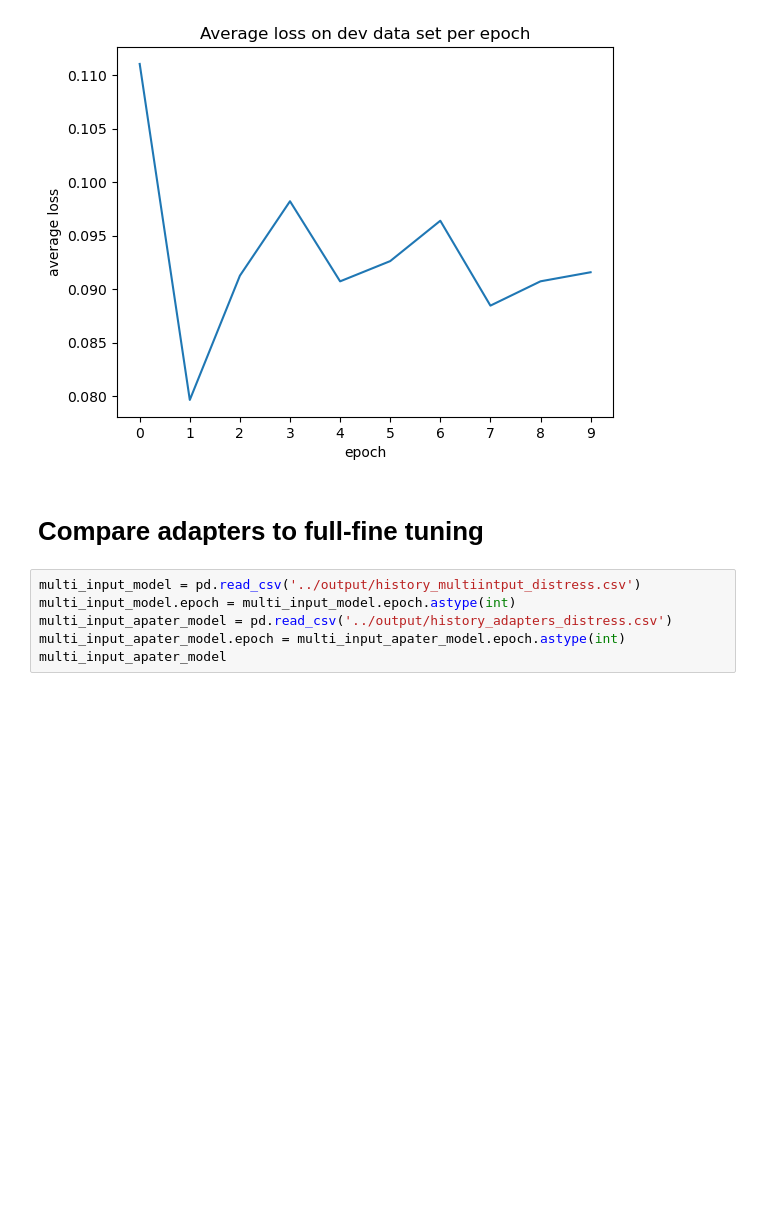
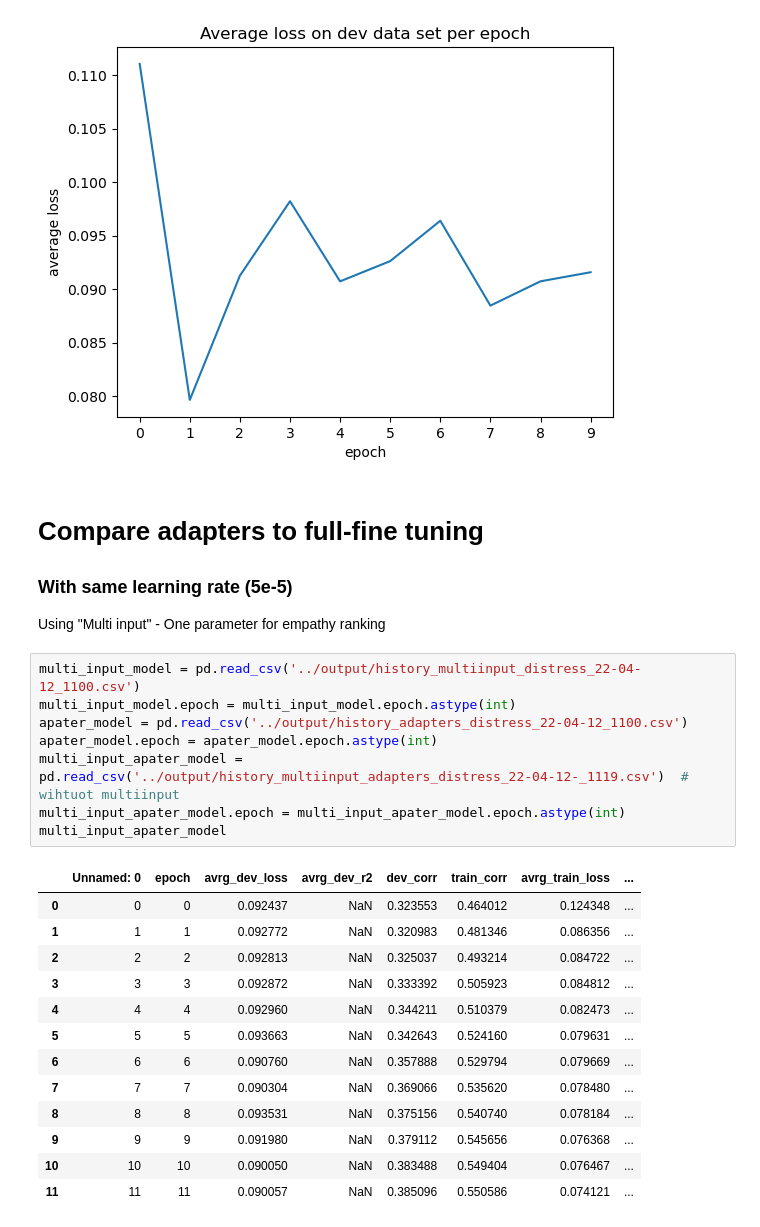
Before and after one commit to myrazma/2022_Masterthesis_Code, a Jupyter notebook: analysis/model_analysis.ipynb, the cells around one changed output. Cells and saved outputs as stored; diff of their text form; blank space fills up the shorter version.

```diff
--- a/analysis/model_analysis.ipynb
+++ b/analysis/model_analysis.ipynb
@@ -48,10 +48,30 @@ plt.show()
 [figure]
 # %% [markdown]
 # Compare adapters to full-fine tuning
+
+### With same learning rate (5e-5)
+
+Using "Multi input" - One parameter for empathy ranking
 # %%
-multi_input_model = pd.read_csv('../output/history_multiintput_distress.csv')
+multi_input_model = pd.read_csv('../output/history_multiinput_distress_22-04-12_1100.csv')
 multi_input_model.epoch = multi_input_model.epoch.astype(int)
-multi_input_apater_model = pd.read_csv('../output/history_adapters_distress.csv')
+apater_model = pd.read_csv('../output/history_adapters_distress_22-04-12_1100.csv')
+apater_model.epoch = apater_model.epoch.astype(int)
+multi_input_apater_model = pd.read_csv('../output/history_multiinput_adapters_distress_22-04-12-_1119.csv')  # wihtuot multiinput
 multi_input_apater_model.epoch = multi_input_apater_model.epoch.astype(int)
 multi_input_apater_model
+# %% [output]
+|  | Unnamed: 0 | epoch | avrg_dev_loss | avrg_dev_r2 | dev_corr | train_corr | avrg_train_loss | ... |
+| 0 | 0 | 0 | 0.092437 | NaN | 0.323553 | 0.464012 | 0.124348 | ... |
+| 1 | 1 | 1 | 0.092772 | NaN | 0.320983 | 0.481346 | 0.086356 | ... |
+| 2 | 2 | 2 | 0.092813 | NaN | 0.325037 | 0.493214 | 0.084722 | ... |
+| 3 | 3 | 3 | 0.092872 | NaN | 0.333392 | 0.505923 | 0.084812 | ... |
+| 4 | 4 | 4 | 0.092960 | NaN | 0.344211 | 0.510379 | 0.082473 | ... |
+| 5 | 5 | 5 | 0.093663 | NaN | 0.342643 | 0.524160 | 0.079631 | ... |
+| 6 | 6 | 6 | 0.090760 | NaN | 0.357888 | 0.529794 | 0.079669 | ... |
+| 7 | 7 | 7 | 0.090304 | NaN | 0.369066 | 0.535620 | 0.078480 | ... |
+| 8 | 8 | 8 | 0.093531 | NaN | 0.375156 | 0.540740 | 0.078184 | ... |
+| 9 | 9 | 9 | 0.091980 | NaN | 0.379112 | 0.545656 | 0.076368 | ... |
+| 10 | 10 | 10 | 0.090050 | NaN | 0.383488 | 0.549404 | 0.076467 | ... |
+| 11 | 11 | 11 | 0.090057 | NaN | 0.385096 | 0.550586 | 0.074121 | ... |
 # %%
```
Also changed, not shown: parts of 2 cells of this notebook, 4 other files.
